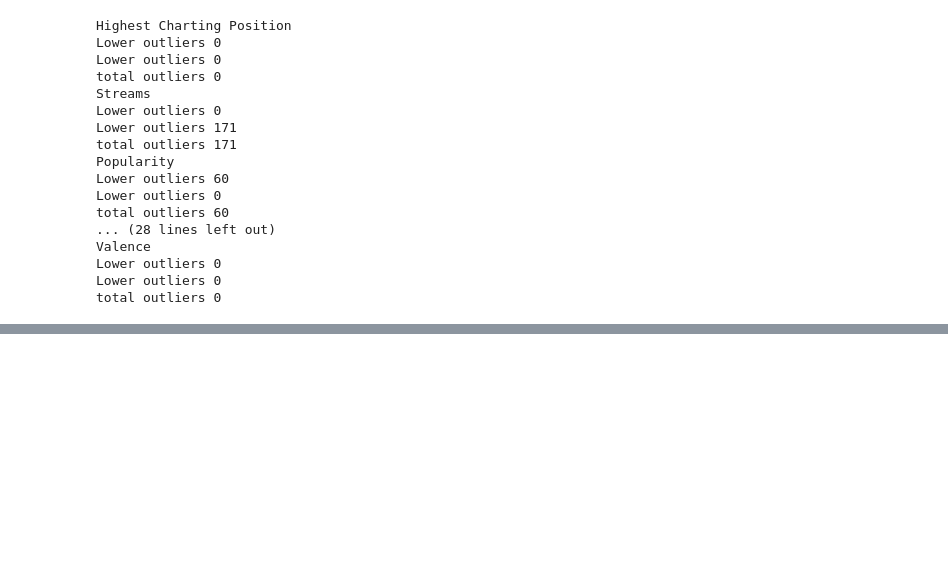
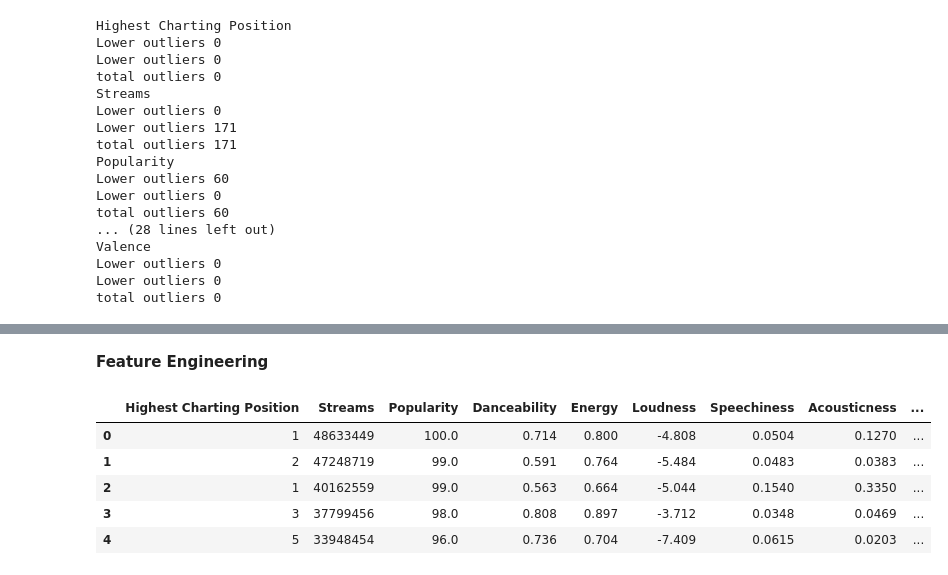
Before and after one commit to anish2105/Spotify, a Jupyter notebook: Spotify.ipynb, the cells around one changed output, grey strips where cells are left out. Cells and saved outputs as stored; diff of their text form; code cells hidden in the pictures; blank space fills up the shorter version.

```diff
--- a/Spotify.ipynb
+++ b/Spotify.ipynb
@@ -767,0 +743,11 @@ for i in data.columns:
+# %% [markdown]
+**Feature Engineering**
+# %%
+data.head()
+# %% [output]
+|  | Highest Charting Position | Streams | Popularity | Danceability | Energy | Loudness | Speechiness | Acousticness | ... |
+| 0 | 1 | 48633449 | 100.0 | 0.714 | 0.800 | -4.808 | 0.0504 | 0.1270 | ... |
+| 1 | 2 | 47248719 | 99.0 | 0.591 | 0.764 | -5.484 | 0.0483 | 0.0383 | ... |
+| 2 | 1 | 40162559 | 99.0 | 0.563 | 0.664 | -5.044 | 0.1540 | 0.3350 | ... |
+| 3 | 3 | 37799456 | 98.0 | 0.808 | 0.897 | -3.712 | 0.0348 | 0.0469 | ... |
+| 4 | 5 | 33948454 | 96.0 | 0.736 | 0.704 | -7.409 | 0.0615 | 0.0203 | ... |
```
Also changed, not shown: parts of 38 cells of this notebook.
